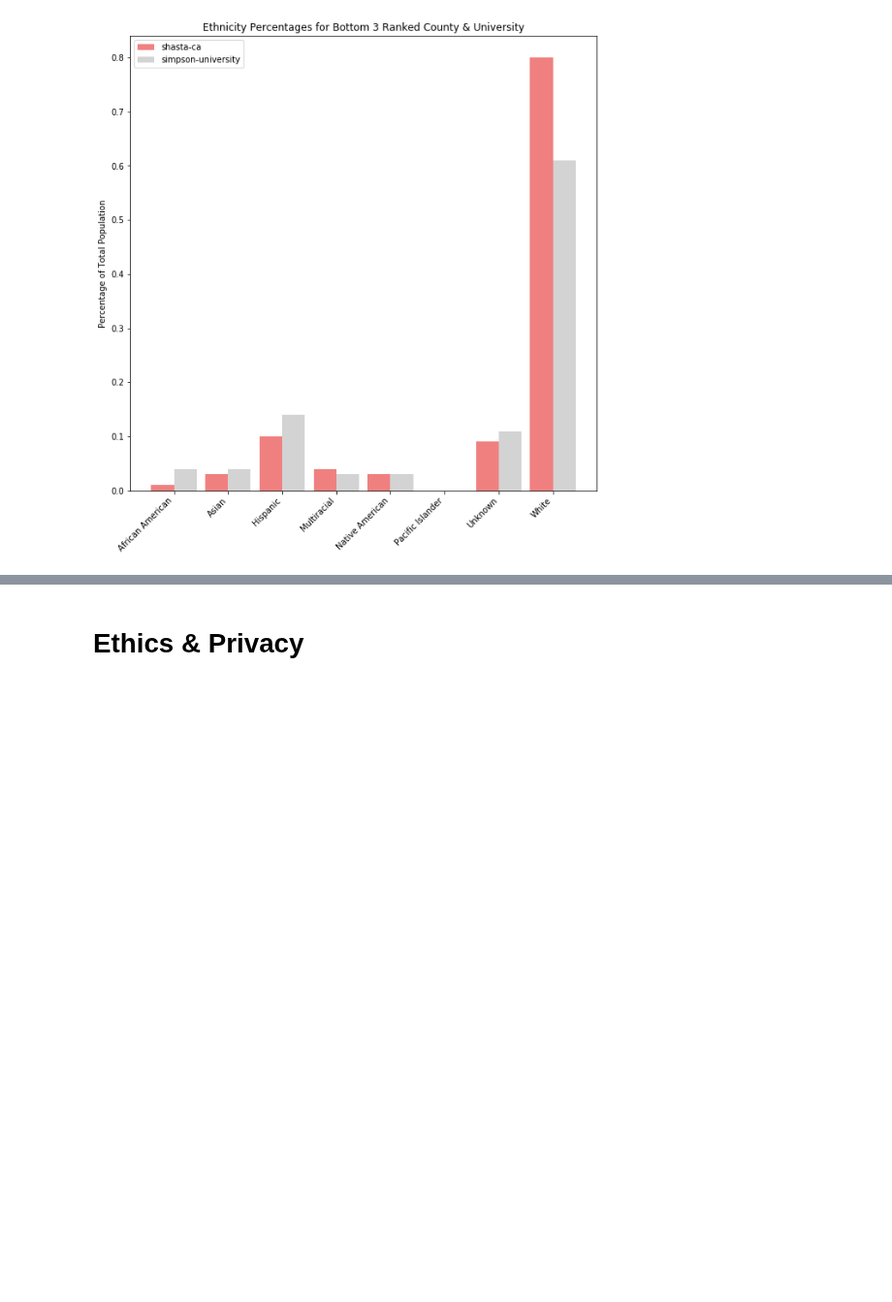
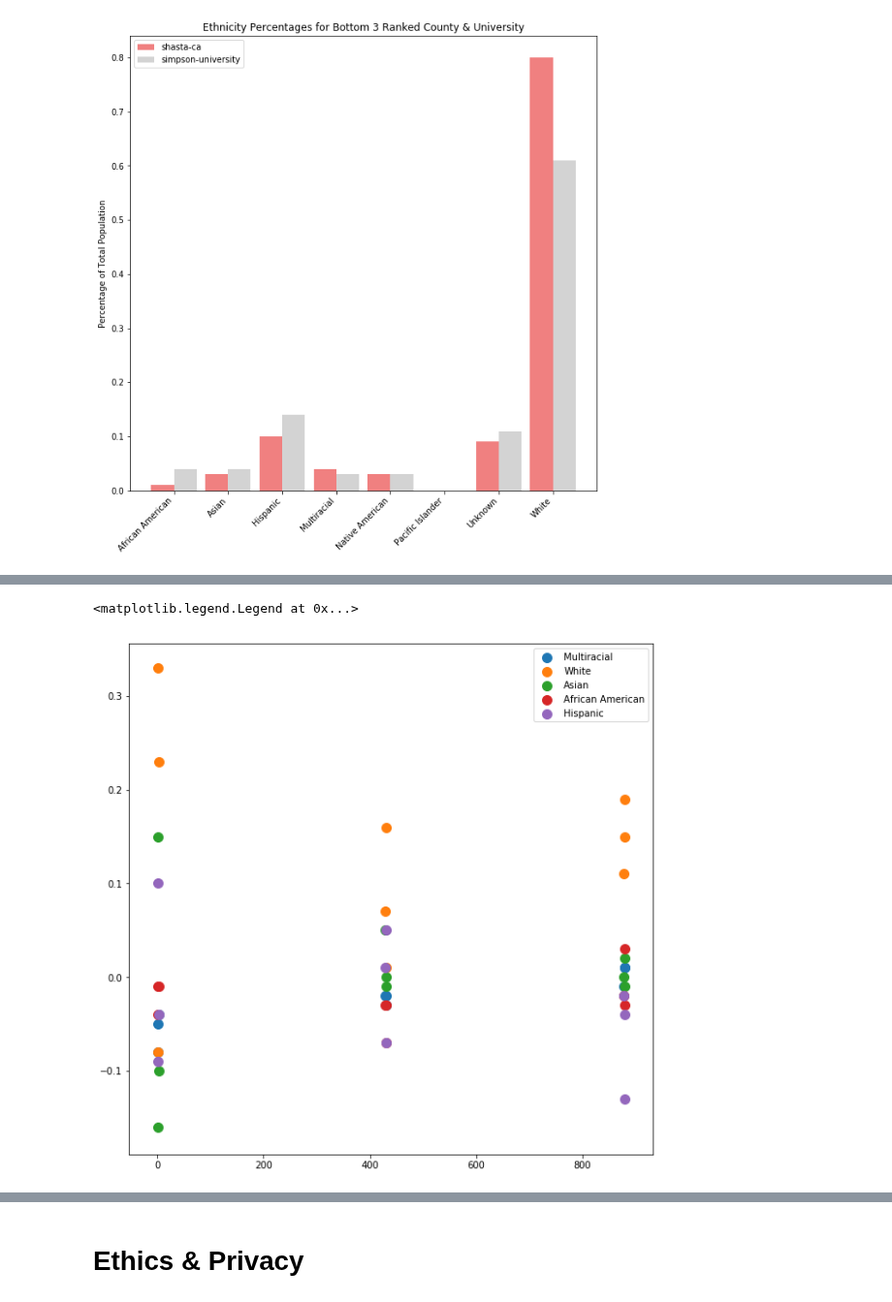
Before and after one commit to nforesti/education, a Jupyter notebook: FinalProject.ipynb, the cells around one changed output, grey strips where cells are left out. Shown at 97% size. Cells and saved outputs as stored; diff of their text form; code cells hidden in the pictures; blank space fills up the shorter version.

Commit message:
final summary graph of analysis 1

```diff
--- a/FinalProject.ipynb
+++ b/FinalProject.ipynb
@@ -192,0 +200,28 @@ bar_plot_county_city('shasta-ca', 'simpson-university', 'Bottom', 'lightcoral',
+# %%
+def diff_county_college(county_name, college_name, dataframe,top_mid_bot):
+    ranking = df_undergrads.loc[df_undergrads['name'] == college_name].ranking
+    df_temp = (df_undergrads.loc[df_undergrads['name'] == college_name]).drop(columns = ['ranking', 'name'])
+    dataframe = dataframe.append(df_counties.loc[county_name].values - df_temp)
+    return dataframe
+
+
+topdiff = pd.DataFrame()
+topdiff = diff_county_college('middlesex-ma', 'massachusetts-institute-of-technology',topdiff,"Top")
+topdiff = diff_county_college('santaclara-ca', 'stanford-university',topdiff,"Top")
+topdiff = diff_county_college('middlesex-ma', 'harvard-university',topdiff,"Top")
+topdiff = diff_county_college('delaware-oh', 'otterbein-university',topdiff,"Middle")
+topdiff = diff_county_college('walworth-wi', 'university-of-wisconsin---whitewater',topdiff,"Middle")
+topdiff = diff_county_college('morgan-il', 'illinois-college',topdiff,"Middle")
+topdiff = diff_county_college('westmoreland-pa', 'seton-hill-university',topdiff,"Bottom")
+topdiff = diff_county_college('sanbernardino-ca', 'california-state-university---san-bernardino',topdiff,"Bottom")
+topdiff = diff_county_college('shasta-ca', 'simpson-university',topdiff,"Bottom")
+topdiff = topdiff.drop(columns=["Native American", "Pacific Islander", "Unknown"])
+topdiff["ranking"] = topdiff.index + 1
+# %%
+topdiff.ranking = pd.to_numeric(topdiff["ranking"])
+topdiff.White = pd.to_numeric(topdiff["White"])
+topdiff.Hispanic = pd.to_numeric(topdiff["Hispanic"])
+topdiff.Multiracial = pd.to_numeric(topdiff["Multiracial"])
+topdiff.Asian = pd.to_numeric(topdiff["Asian"])
+topdiff["African American"] = pd.to_numeric(topdiff["African American"])
+topdiff
@@ -192,0 +239,10 @@ bar_plot_county_city('shasta-ca', 'simpson-university', 'Bottom', 'lightcoral',
+# %%
+'''plt.scatter(x=topdiff["ranking"], y=topdiff["Multiracial"],s = 100)
+plt.scatter(x=topdiff["ranking"], y=topdiff["White"],s = 100)
+plt.scatter(x=topdiff["ranking"], y=topdiff["Asian"],s = 100)
+plt.scatter(x=topdiff["ranking"], y=topdiff["African American"],s = 100)
+plt.scatter(x=topdiff["ranking"], y=topdiff["Hispanic"],s = 100)
+plt.legend()'''
+# %% [output]
+<matplotlib.legend.Legend at 0x...>
+[figure, added]
```
Also changed, not shown: parts of 7 cells of this notebook.
